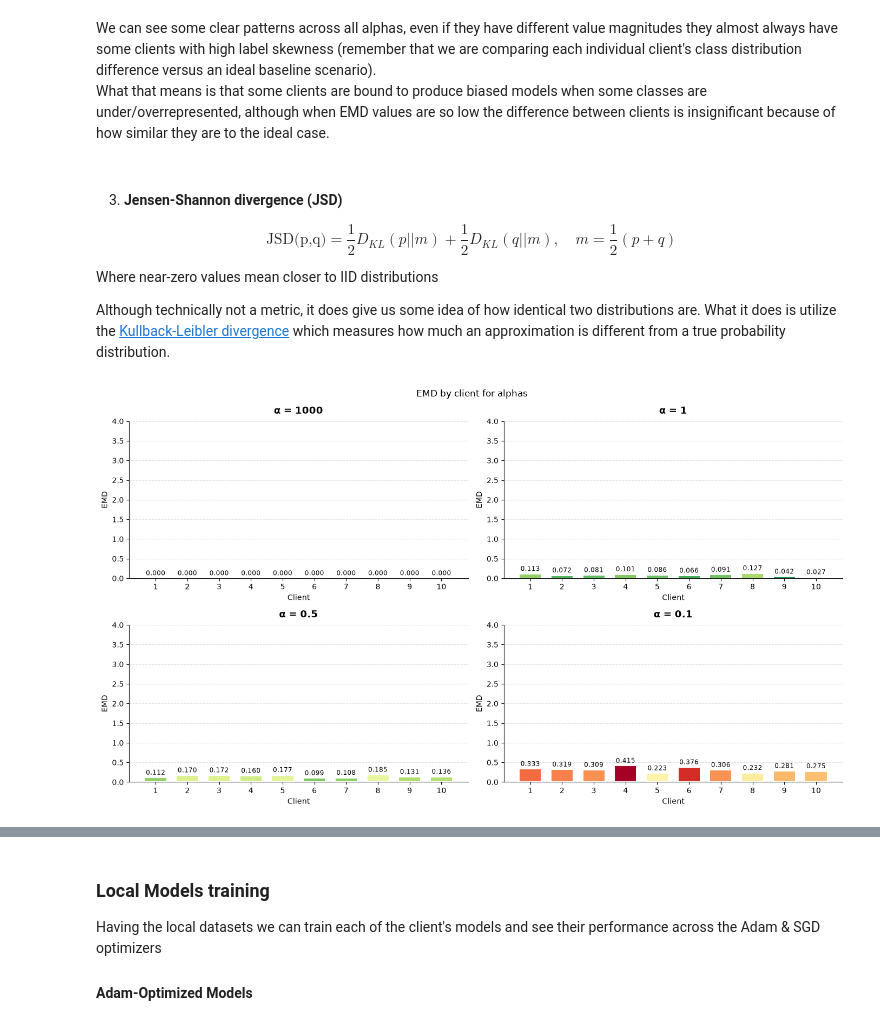
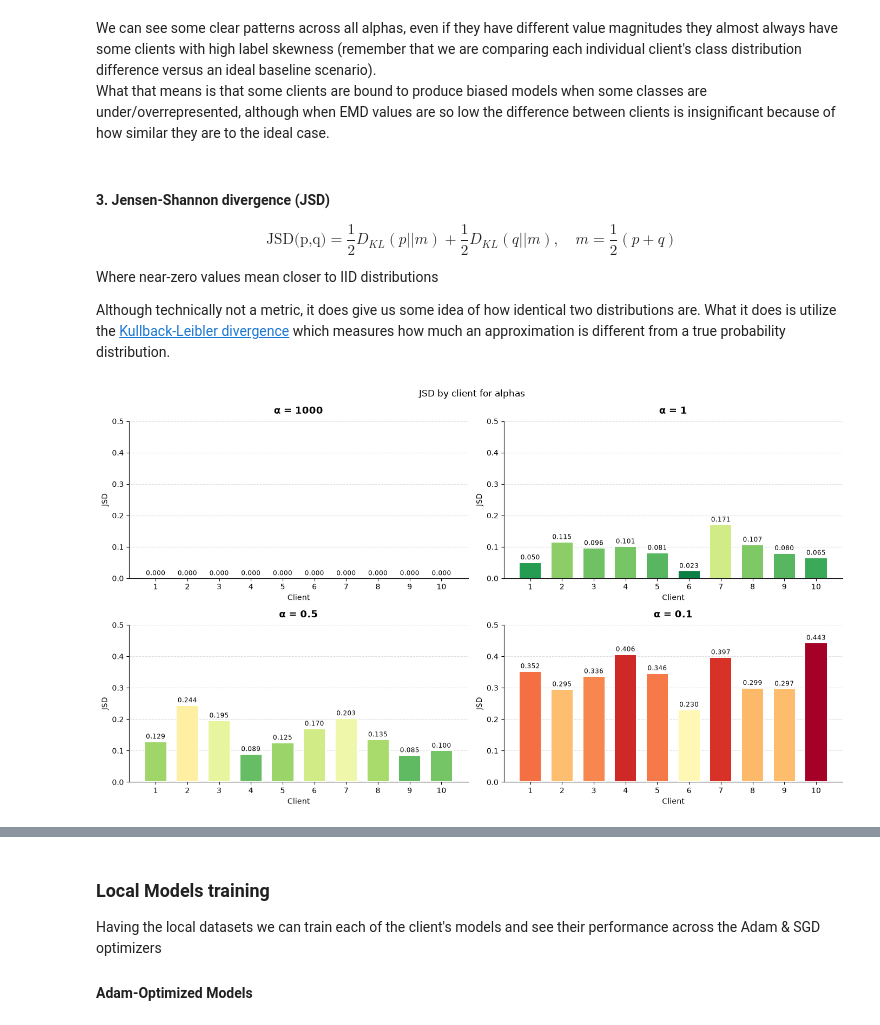
Before and after one commit to lautaorsi/Federated-Learning, a Jupyter notebook: project.ipynb, the cells around one changed output, grey strips where cells are left out. Drawn from its saved outputs; the diff is of its cells as text; code cells hidden in the pictures.

Commit message:
Added PSI, fixed some plots, polished code

```diff
--- a/project.ipynb
+++ b/project.ipynb
@@ -629,7 +634,7 @@ plt.show()
 # %% [markdown]
 We can see some clear patterns across all alphas, even if they have different value magnitudes they almost always have some clients with high label skewness (remember that we are comparing each individual client's class distribution difference versus an ideal baseline scenario). <br> What that means is that some clients are bound to produce biased models when some classes are under/overrepresented, although when EMD values are so low the difference between clients is insignificant because of how similar they are to the ideal case.
 # %% [markdown]
-3. #### Jensen-Shannon divergence (JSD)
+#### 3. Jensen-Shannon divergence (JSD)
 
 
 $$\text{JSD(p,q)} = \frac{1}{2}D_{KL}(p||m) + \frac{1}{2}D_{KL}(q||m), \quad m=\frac{1}{2}(p+q)$$
@@ -668,35 +673,35 @@ def normalize(counts):
     total = sum(counts)
     return [c / total for c in counts] if total else [0.0] * len(counts)
 
 client_class_distribution = {
     i: {alpha: normalize(alpha_client_class_counts[alpha][i]) for alpha in alphas_class_distributions}
     for i in range(K)
 }
 
 
 for i, (alpha, p) in enumerate(alphas_class_distributions.items()):
     row, col = i // 2, i % 2
     ax = axs[row, col]
 
-    jsd_results = [JSD(client_class_distribution[j][alpha], baseline) for j in range(K)]
+    jsd_results = all_jsd_results[alpha]
 
     colors = [cmap(norm(v)) for v in jsd_results]
 
     bar_container = ax.bar(range(1, 11), jsd_results, color=colors, edgecolor='white',
                             linewidth=1.4, width=0.7, zorder=3)
     ax.set_title(f'α = {alpha}', fontsize=13, fontweight='bold', pad=10)
-    ax.set_ylabel('EMD', fontsize=10)
+    ax.set_ylabel('JSD', fontsize=10)
     ax.set_xlabel('Client', fontsize=10)
     ax.set_xticks(range(1, 11))
     ax.grid(axis='y', linestyle='--', alpha=0.4, zorder=0)
     ax.set_axisbelow(True)
-    ax.set_ylim(0, 4)
+    ax.set_ylim(0,0.5)
     ax.spines['top'].set_visible(False)
     ax.spines['right'].set_visible(False)
     ax.bar_label(bar_container, fmt='%.3f', fontsize=8.5, padding=2)
 
-plt.suptitle("EMD by client for alphas")
+plt.suptitle("JSD by client for alphas")
 plt.tight_layout()
 plt.show()
 # %% [output]
-[figure, old version]
+[figure, new version]
```
Also changed, not shown: parts of 11 cells of this notebook.
